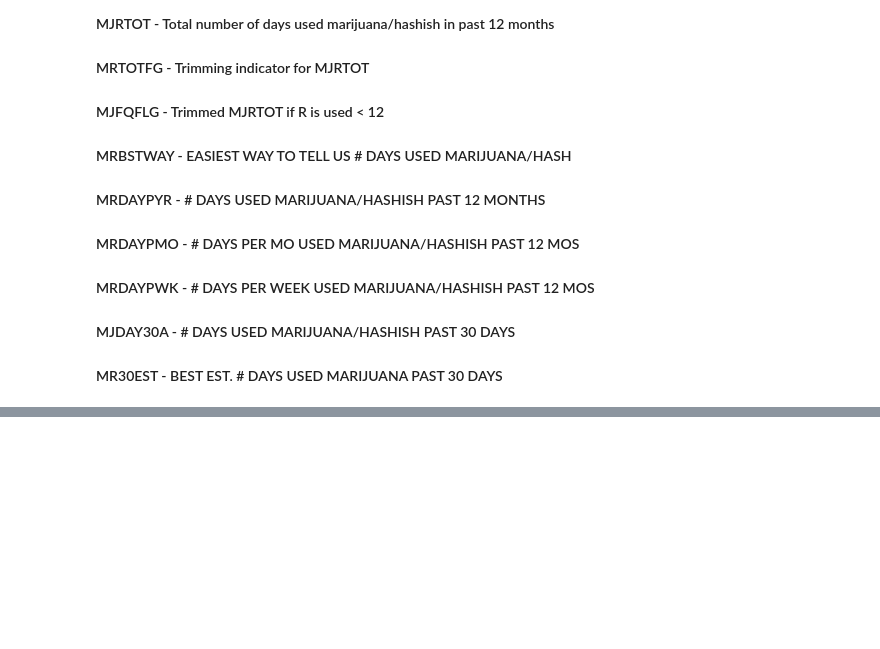
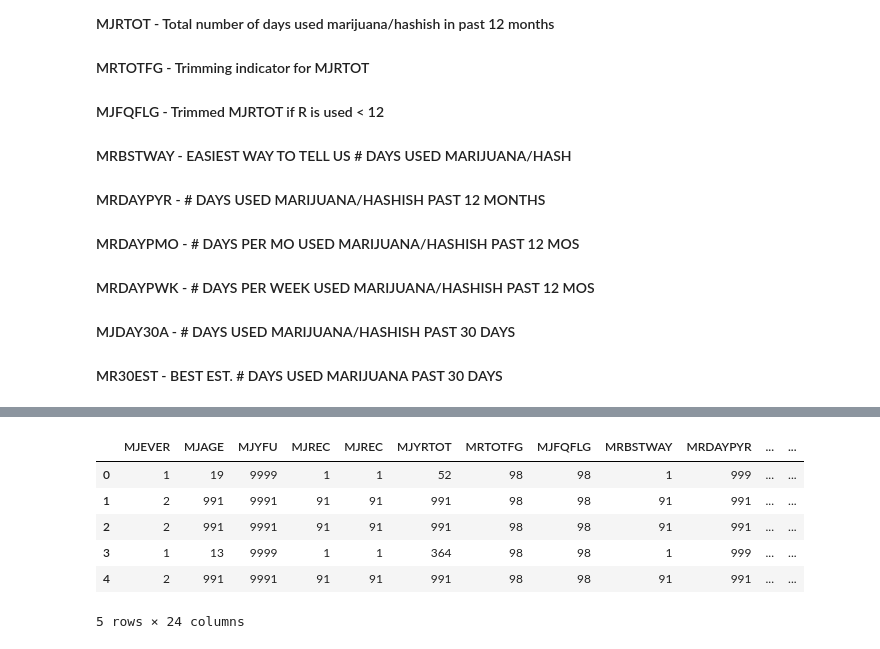
Before and after one commit to melissaprax/substance-use-mental-illness-analysis, a Jupyter notebook: starter.ipynb, the cells around one changed output, grey strips where cells are left out. Drawn from its saved outputs; the diff is of its cells as text; code cells hidden in the pictures; blank space fills up the shorter version.

Commit message:
made progress on starter file and added iris

```diff
--- a/starter.ipynb
+++ b/starter.ipynb
@@ -108,22 +108,22 @@ MJ_MARKET_CODES = [
     'MMBSELL', # Sell any marijuana bought last time
 ]
 # %%
+# Combine the starter MJ codes and the select MJ Market codes
 MJ_CODES = [
-"MJEVER", #
-"MJAGE", #
-"MJYFU", #
-"MJMFU", #
-"MJREC", #
-"MJREC", #
-"MJYRTOT", #
-"MRTOTFG", #
-"MJFQFLG", #
-"MRBSTWAY", #
-"MRDAYPYR", #
-"MRDAYPMO", #
-"MRDAYPWK", #
-"MJDAY30A", #
-"MR30EST" #
+"MJEVER", # Ever used marijuana/hashish
+"MJAGE", # Age when first used marijuana/hashish
+"MJYFU", # Year of first use marijuana/hashish use
+"MJREC", # Month of first use marijuana/hashish use ### INSPECT LABELS
+
+"MJYRTOT", # Total number of days used marijuana/hashish in past 12 months
+"MRTOTFG", # Trimming indicator for MJRTOT
+"MJFQFLG", # Trimmed MJRTOT if R is used < 12
+"MRBSTWAY", # EASIEST WAY TO TELL US # DAYS USED MARIJUANA/HASH
+"MRDAYPYR", # DAYS USED MARIJUANA/HASHISH PAST 12 MONTHS
+"MRDAYPMO", # DAYS PER MO USED MARIJUANA/HASHISH PAST 12 MOS
+"MRDAYPWK", # DAYS PER WEEK USED MARIJUANA/HASHISH PAST 12 MOS
+"MJDAY30A", # DAYS USED MARIJUANA/HASHISH PAST 30 DAYS
+"MR30EST", # BEST EST. # DAYS USED MARIJUANA PAST 30 DAYS
 'MMBTPYR', # Bought MJ in past 12 months
 'MMBT30DY', # # Days bought MH in Past Month
 'MMBTDISP', # Bought from store or dispoensary
@@ -151,0 +176,15 @@ TARGET_SUBSET = data[TARGETS]
+# %%
+# Preprocess the features
+
+FEATURES = data[MJ_CODES]
+
+# View data head()
+FEATURES.head()
+# %% [output]
+|  | MJEVER | MJAGE | MJYFU | MJREC | MJREC | MJYRTOT | MRTOTFG | MJFQFLG | MRBSTWAY | MRDAYPYR | ... | ... |
+| 0 | 1 | 19 | 9999 | 1 | 1 | 52 | 98 | 98 | 1 | 999 | ... | ... |
+| 1 | 2 | 991 | 9991 | 91 | 91 | 991 | 98 | 98 | 91 | 991 | ... | ... |
+| 2 | 2 | 991 | 9991 | 91 | 91 | 991 | 98 | 98 | 91 | 991 | ... | ... |
+| 3 | 1 | 13 | 9999 | 1 | 1 | 364 | 98 | 98 | 1 | 999 | ... | ... |
+| 4 | 2 | 991 | 9991 | 91 | 91 | 991 | 98 | 98 | 91 | 991 | ... | ... |
+5 rows × 24 columns
```
Also changed, not shown: parts of 11 cells of this notebook, 1 other file.
